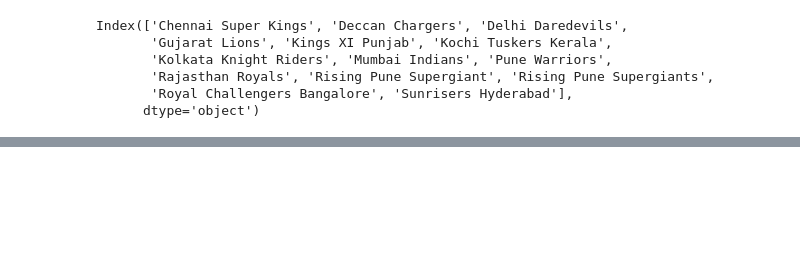
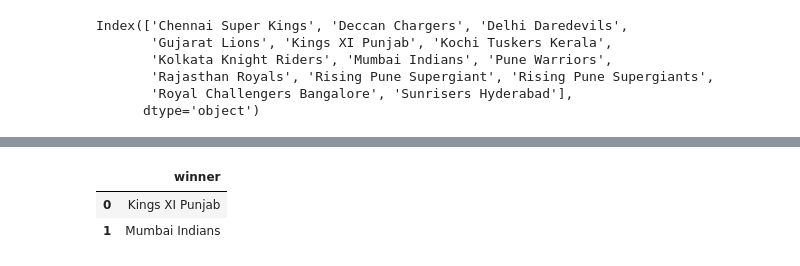
Before and after one commit to aravind-812/IPL_prediction-, a Jupyter notebook: IPL local.ipynb, the cells around one changed output, grey strips where cells are left out. Cells and saved outputs as stored; diff of their text form; code cells hidden in the pictures; blank space fills up the shorter version.

```diff
--- a/IPL local.ipynb
+++ b/IPL local.ipynb
@@ -220,0 +200,13 @@ array([13, 10,  6,  4, 12, 13,  7,  4,  2,  7,  6,  7,  3,  6,  2,  7, 10,  6, 1
+# %%
+y_pred=pd.DataFrame(y_pred)
+y_pred=y_pred.rename(columns={0: "winner"})
+# %%
+y_pred.replace([0,1,2,3,4,5,6,7,8,9,10,11,12,13],['Chennai Super Kings', 'Deccan Chargers', 'Delhi Daredevils',
+       'Gujarat Lions', 'Kings XI Punjab', 'Kochi Tuskers Kerala',
+       'Kolkata Knight Riders', 'Mumbai Indians', 'Pune Warriors',
+       'Rajasthan Royals', 'Rising Pune Supergiant', 'Rising Pune Supergiants',
+       'Royal Challengers Bangalore', 'Sunrisers Hyderabad'])
+# %% [output]
+|  | winner |
+| 0 | Kings XI Punjab |
+| 1 | Mumbai Indians |
```
Also changed, not shown: parts of 5 cells of this notebook.
